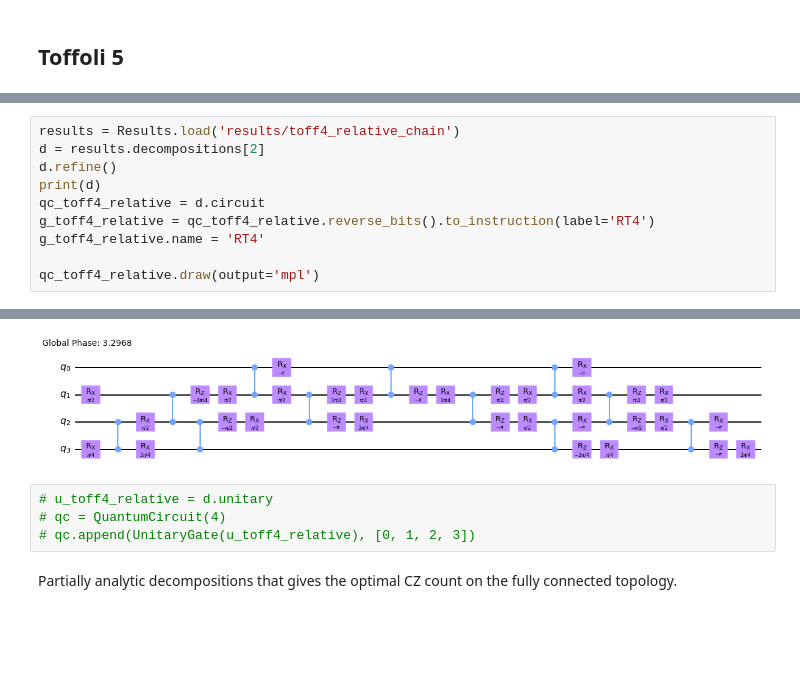
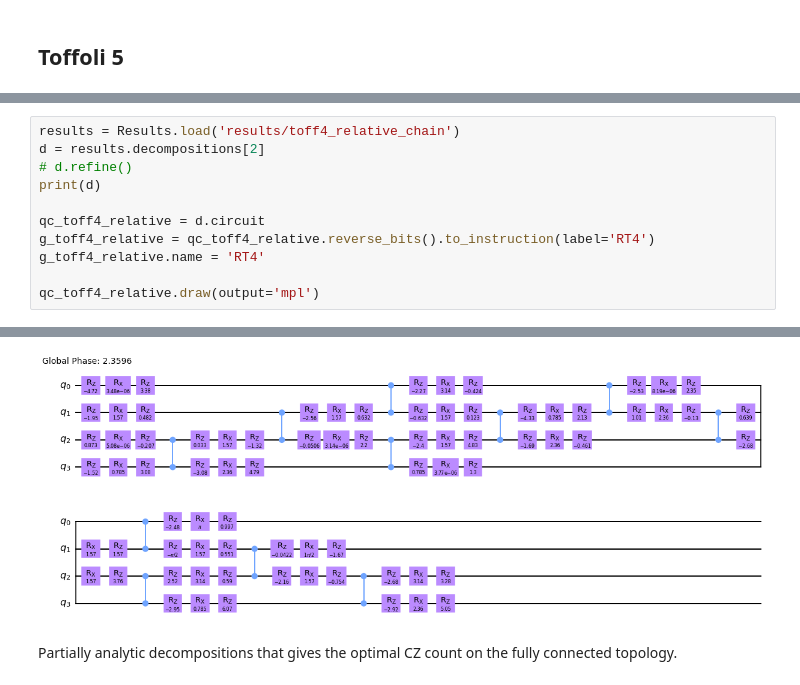
Before and after one commit to idnm/cpflow, a Jupyter notebook: paper/peppar.ipynb, the cells around one changed output, grey strips where cells are left out. Saved outputs shown, nothing was run; the diff lists cells and outputs as text; blank space fills up the shorter version.

Commit message:
peppar with yet unfixed 5q Toff decomposition

```diff
--- a/paper/peppar.ipynb
+++ b/paper/peppar.ipynb
@@ -504,8 +503,9 @@ qc_toff4_sqrt.draw(output='mpl')
 # %%
 results = Results.load('results/toff4_relative_chain')
 d = results.decompositions[2]
-d.refine()
+# d.refine()
 print(d)
+
 qc_toff4_relative = d.circuit
 g_toff4_relative = qc_toff4_relative.reverse_bits().to_instruction(label='RT4')
 g_toff4_relative.name = 'RT4'
@@ -516,8 +516,4 @@ qc_toff4_relative.draw(output='mpl')
-[figure, old version]
+[figure, new version]
-# %%
-# u_toff4_relative = d.unitary
-# qc = QuantumCircuit(4)
-# qc.append(UnitaryGate(u_toff4_relative), [0, 1, 2, 3])
 # %% [markdown]
 Partially analytic decompositions that gives the optimal CZ count on the fully connected topology.
 # %%
```
Also changed, not shown: parts of 12 cells of this notebook.
